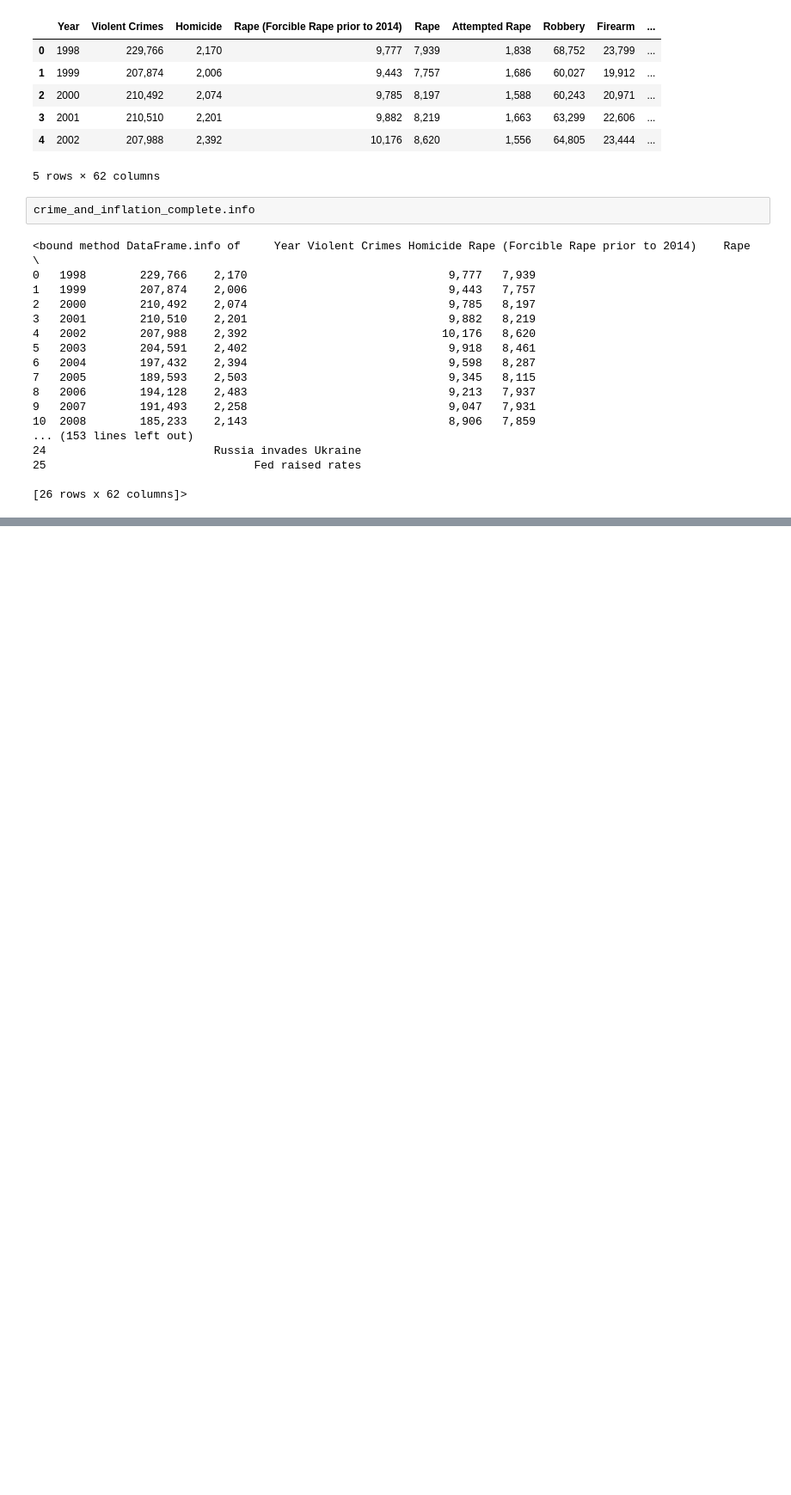
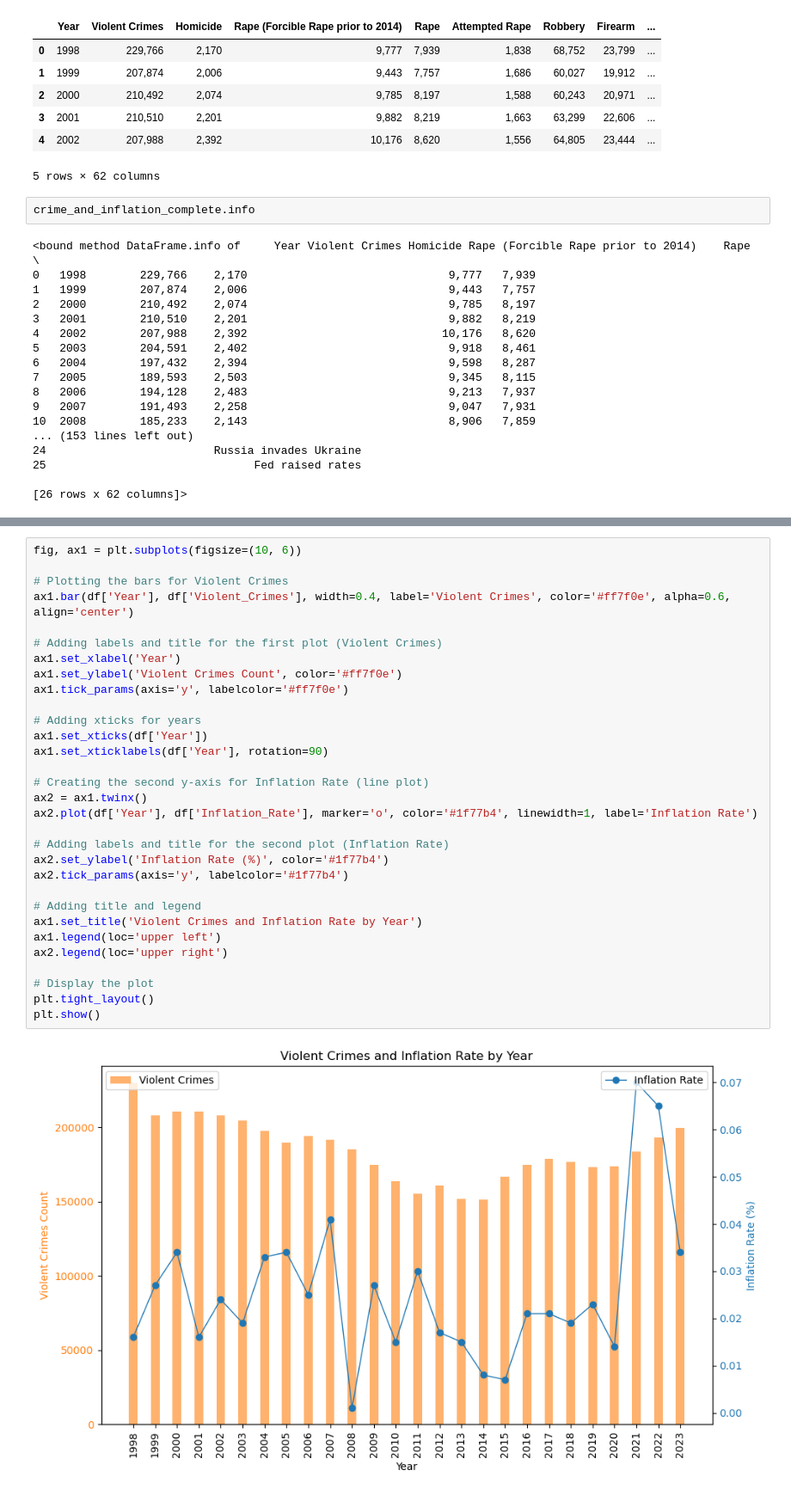
Before and after one commit to EdGonz44/Crime-Chronicles-Inflation-in-the-Golden-State, a Jupyter notebook: group_project/Untitled.ipynb, the cells around one changed output, grey strips where cells are left out. Shown at 86% size. Drawn from its saved outputs; the diff is of its cells as text; blank space fills up the shorter version.

```diff
--- a/group_project/Untitled.ipynb
+++ b/group_project/Untitled.ipynb
@@ -88,0 +200,33 @@ crime_and_inflation_complete.info
+# %%
+fig, ax1 = plt.subplots(figsize=(10, 6))
+
+# Plotting the bars for Violent Crimes
+ax1.bar(df['Year'], df['Violent_Crimes'], width=0.4, label='Violent Crimes', color='#ff7f0e', alpha=0.6, align='center')
+
+# Adding labels and title for the first plot (Violent Crimes)
+ax1.set_xlabel('Year')
+ax1.set_ylabel('Violent Crimes Count', color='#ff7f0e')
+ax1.tick_params(axis='y', labelcolor='#ff7f0e')
+
+# Adding xticks for years
+ax1.set_xticks(df['Year'])
+ax1.set_xticklabels(df['Year'], rotation=90)
+
+# Creating the second y-axis for Inflation Rate (line plot)
+ax2 = ax1.twinx()
+ax2.plot(df['Year'], df['Inflation_Rate'], marker='o', color='#1f77b4', linewidth=1, label='Inflation Rate')
+
+# Adding labels and title for the second plot (Inflation Rate)
+ax2.set_ylabel('Inflation Rate (%)', color='#1f77b4')
+ax2.tick_params(axis='y', labelcolor='#1f77b4')
+
+# Adding title and legend
+ax1.set_title('Violent Crimes and Inflation Rate by Year')
+ax1.legend(loc='upper left')
+ax2.legend(loc='upper right')
+
+# Display the plot
+plt.tight_layout()
+plt.show()
+# %% [output]
+[figure, added]
```
Also changed, not shown: parts of 8 cells of this notebook, 8 other files.
